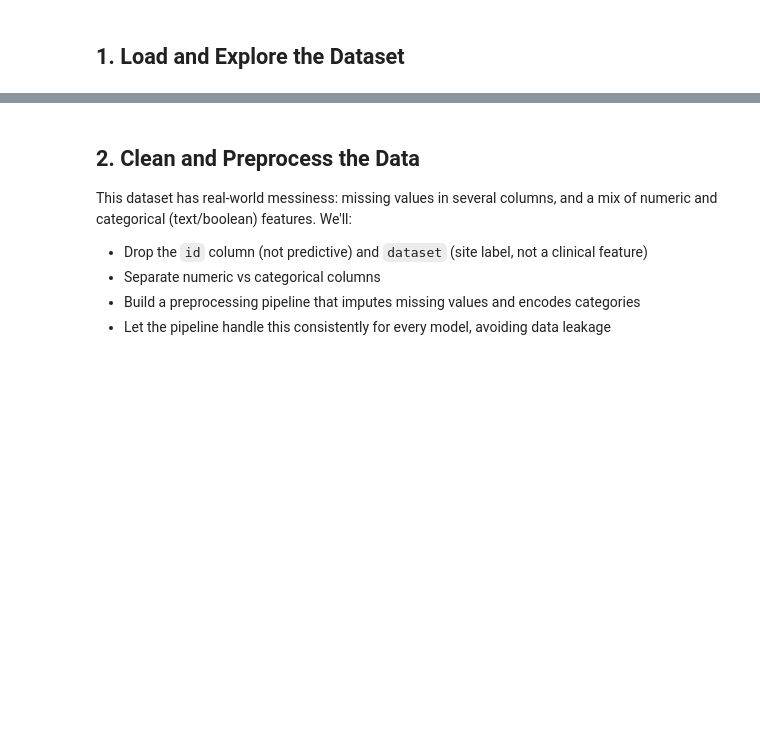
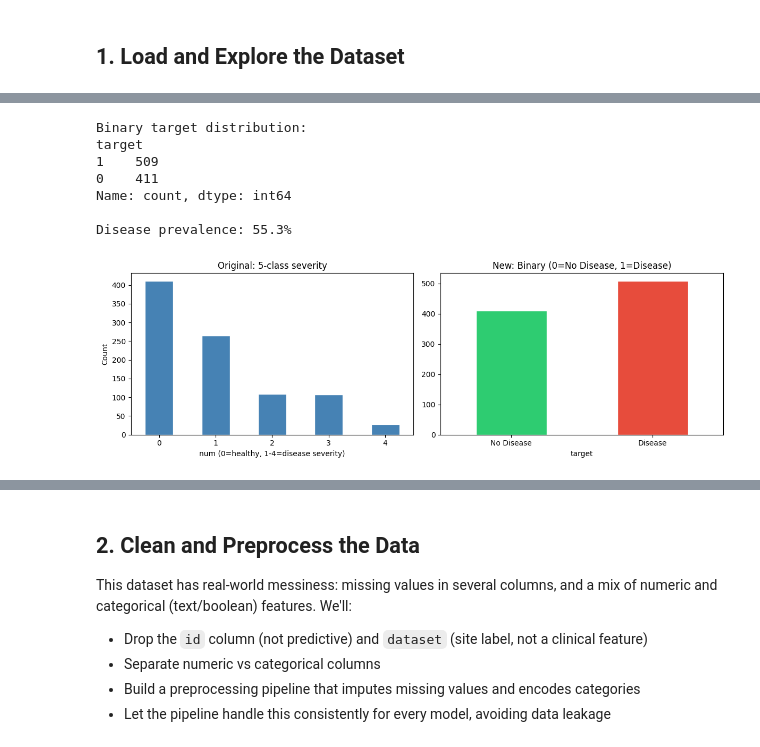
Before and after one commit to RadhikaKapoor383/heart-disease-prediction-analyser, a Jupyter notebook: notebook/Heart_Disease_Classification.ipynb, the cells around one changed output, grey strips where cells are left out. Cells and saved outputs as stored; diff of their text form; code cells hidden in the pictures; blank space fills up the shorter version.

```diff
--- a/notebook/Heart_Disease_Classification.ipynb
+++ b/notebook/Heart_Disease_Classification.ipynb
@@ -140,3 +211,38 @@ Passing `palette` without assigning `hue` is deprecated and will be removed in v
+# %%
+# ── IMPROVEMENT 1: Binary target ──────────────────────────────────────
+df['target'] = (df['num'] > 0).astype(int)
+
+print('Binary target distribution:')
+print(df['target'].value_counts())
+print(f"\nDisease prevalence: {df['target'].mean():.1%}")
+
+fig, axes = plt.subplots(1, 2, figsize=(12, 4))
+# Original
+df['num'].value_counts().sort_index().plot(
+    kind='bar', ax=axes[0], color='steelblue', edgecolor='white'
+)
+axes[0].set_title('Original: 5-class severity')
+axes[0].set_xlabel('num (0=healthy, 1-4=disease severity)')
+axes[0].set_ylabel('Count')
+axes[0].tick_params(rotation=0)
+# Binary
+df['target'].value_counts().sort_index().plot(
+    kind='bar', ax=axes[1], color=['#2ecc71', '#e74c3c'], edgecolor='white'
+)
+axes[1].set_title('New: Binary (0=No Disease, 1=Disease)')
+axes[1].set_xlabel('target')
+axes[1].set_xticklabels(['No Disease', 'Disease'], rotation=0)
+plt.tight_layout()
+plt.show()
+# %% [output]
+Binary target distribution:
+target
+1    509
+0    411
+Name: count, dtype: int64
+
+Disease prevalence: 55.3%
+[figure, added]
 # %%
 # Patients by collection site
 plt.figure(figsize=(6, 4))
```
Also changed, not shown: parts of 26 cells of this notebook.
